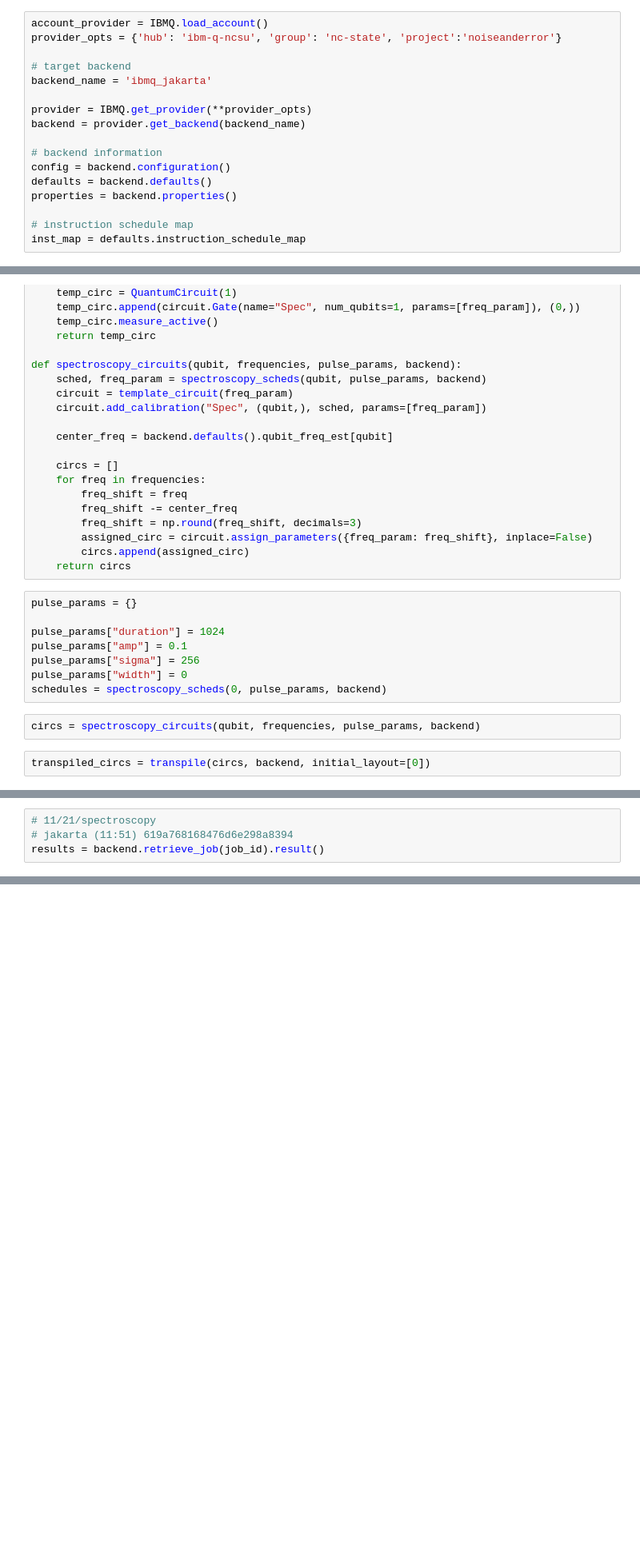
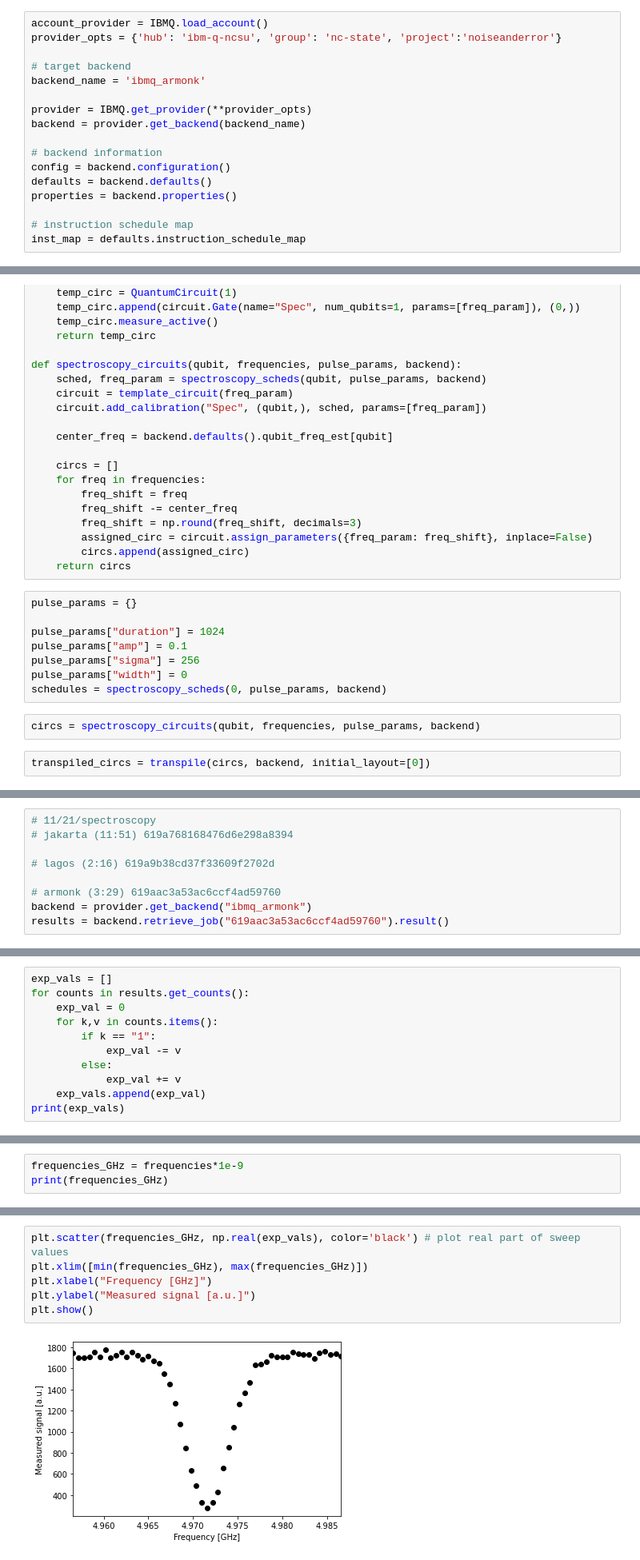
Before and after one commit to zpparks314/CSC591_Pulse_Project, a Jupyter notebook: spectroscopy_experiments.ipynb, the cells around one changed output, grey strips where cells are left out. Shown at 80% size. Drawn from its saved outputs; the diff is of its cells as text; blank space fills up the shorter version.

Commit message:
adding the spectroscopy from jakarta and armonk

```diff
--- a/spectroscopy_experiments.ipynb
+++ b/spectroscopy_experiments.ipynb
@@ -14,7 +14,7 @@ account_provider = IBMQ.load_account()
 provider_opts = {'hub': 'ibm-q-ncsu', 'group': 'nc-state', 'project':'noiseanderror'}
 
 # target backend
-backend_name = 'ibmq_jakarta'
+backend_name = 'ibmq_armonk'
 
 provider = IBMQ.get_provider(**provider_opts)
 backend = provider.get_backend(backend_name)
@@ -124,4 +112,9 @@ print(job.job_id())
 # %%
 # 11/21/spectroscopy
 # jakarta (11:51) 619a768168476d6e298a8394
-results = backend.retrieve_job(job_id).result()
+
+# lagos (2:16) 619a9b38cd37f33609f2702d
+
+# armonk (3:29) 619aac3a53ac6ccf4ad59760
+backend = provider.get_backend("ibmq_armonk")
+results = backend.retrieve_job("619aac3a53ac6ccf4ad59760").result()
@@ -127,0 +133,11 @@ results = backend.retrieve_job(job_id).result()
+# %%
+exp_vals = []
+for counts in results.get_counts():
+    exp_val = 0
+    for k,v in counts.items():
+        if k == "1":
+            exp_val -= v
+        else:
+            exp_val += v
+    exp_vals.append(exp_val)
+print(exp_vals)
@@ -127,0 +146,3 @@ results = backend.retrieve_job(job_id).result()
+# %%
+frequencies_GHz = frequencies*1e-9
+print(frequencies_GHz)
@@ -127,0 +159,8 @@ results = backend.retrieve_job(job_id).result()
+# %%
+plt.scatter(frequencies_GHz, np.real(exp_vals), color='black') # plot real part of sweep values
+plt.xlim([min(frequencies_GHz), max(frequencies_GHz)])
+plt.xlabel("Frequency [GHz]")
+plt.ylabel("Measured signal [a.u.]")
+plt.show()
+# %% [output]
+[figure, added]
```
Also changed, not shown: parts of 14 cells of this notebook, 2 other files.
